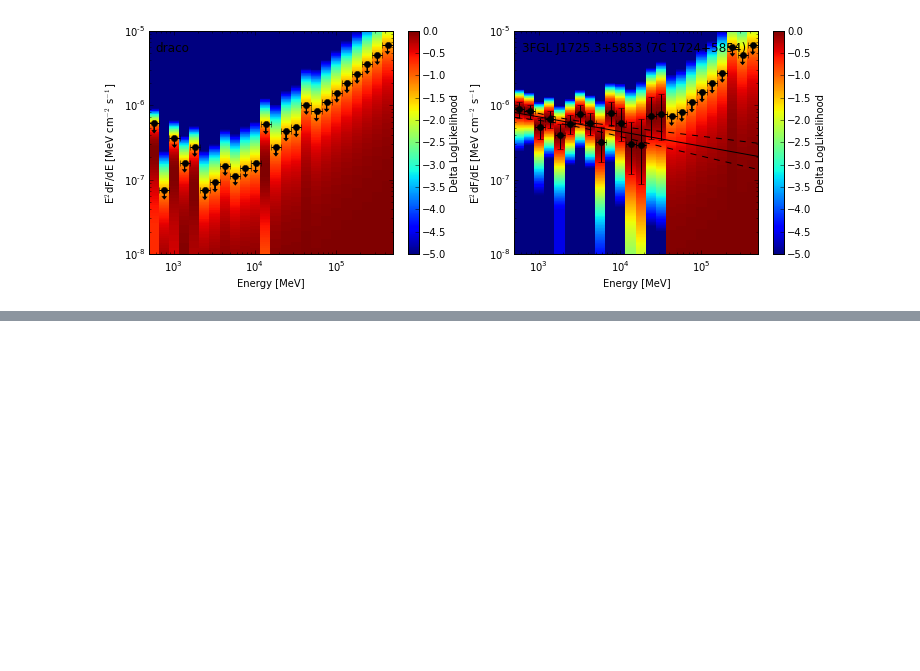
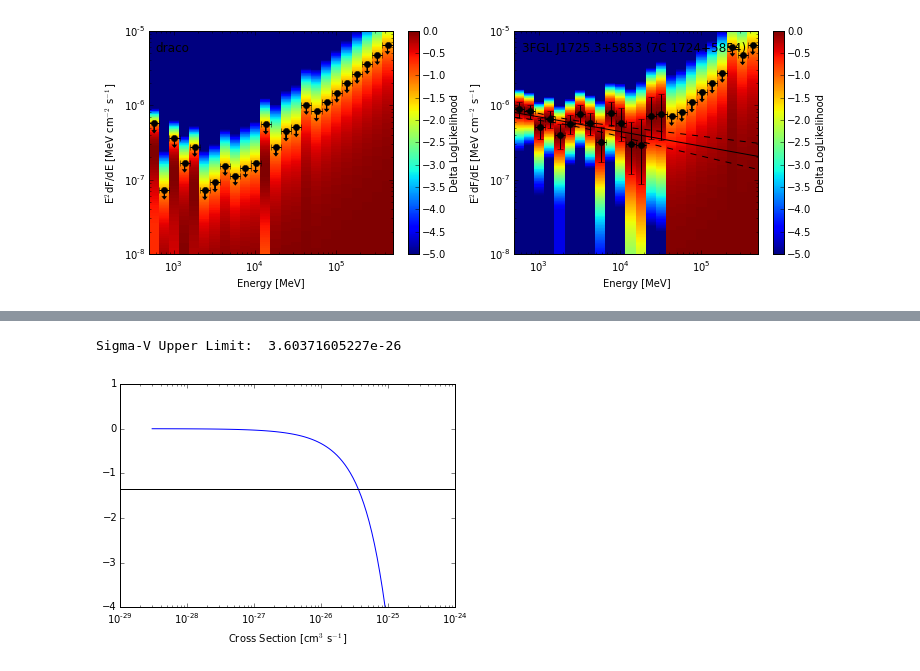
Before and after one commit to fermiPy/fermipy, a Jupyter notebook: notebooks/draco.ipynb, the cells around one changed output, grey strips where cells are left out. Cells and saved outputs as stored; diff of their text form; code cells hidden in the pictures; blank space fills up the shorter version.

```diff
--- a/notebooks/draco.ipynb
+++ b/notebooks/draco.ipynb
@@ -238,0 +248,76 @@ plt.gca().set_ylim(1E-8,1E-5)
+# %%
+import pyLikelihood
+import os
+
+# Load the sed data structure
+data = np.load('draco/fit_sed.npy').flat[0]
+data = data['sources']['draco']['sed']
+
+# Instantiate a DM Fit Function for a DM particle spectrum given the following parameters
+# Mass = 100 GeV
+# Cross-Section: 3 x 10^{-26} cm^{3} s^{-1}
+# J-Factor: 10^19 GeV^2 cm^{-5}
+# Channel: b-bbar
+dmf = pyLikelihood.DMFitFunction()
+dmf.readFunction(os.path.expandvars('draco/gammamc_dif.dat'))
+dmf.setParam('norm',1E19)
+dmf.setParam('sigmav',3E-26)
+dmf.setParam('mass',100.0)
+dmf.setParam('bratio',1.0)
+dmf.setParam('channel0',4)
+
+def integrate_eflux(fn,ebins,nstep=10):
+    """Compute energy flux within a sequence of energy bins."""
+
+    loge = np.linspace(ebins[0],ebins[-1],100)
+    dfde = [fn(pyLikelihood.dArg(10**x)) for x in loge]
+    dfde = np.array(dfde)
+    x = ebins
+    dx = (x[1:] - x[:-1])
+
+    yedge = x[1:,np.newaxis] + np.linspace(0,1,nstep)[np.newaxis,:]*dx[:,np.newaxis]
+    dy = 10**yedge[:,1:]-10**yedge[:,:-1]
+    y = 0.5*(yedge[:,1:]+yedge[:,:-1])
+    eflux = np.interp(np.ravel(y),loge,dfde)
+    eflux = np.sum(eflux.reshape(y.shape)*10**y*dy,axis=1)
+
+    return eflux
+
+class SEDLike(object):
+
+    def __init__(self,sed):
+        self._sed = sed
+
+    def __call__(self,eflux):
+        lnl = np.zeros(eflux.shape)
+        for i, ecenter in enumerate(self._sed['ecenter']):
+            v = np.interp(eflux[i],
+                          self._sed['lnlprofile'][i]['eflux'],
+                          self._sed['lnlprofile'][i]['dlogLike'])
+            lnl[i] += v
+        return np.sum(lnl,axis=0)
+
+ebins = np.array(list(data['emin']) + list([data['emax'][-1]]))
+eflux = integrate_eflux(dmf,ebins)
+sigmav = 3.E-26*np.logspace(-3.,1.,101)
+eflux = eflux[:,np.newaxis]*np.logspace(-3,1,101)[np.newaxis,:]
+
+slike = SEDLike(data)
+lnl = slike(eflux)
+lnl -= np.max(lnl)
+
+# Plot log-likelihood profile
+
+plt.figure()
+plt.plot(sigmav,lnl)
+plt.gca().set_xscale('log')
+plt.gca().axhline(-2.71/2.,color='k')
+plt.gca().set_ylim(-4,1)
+plt.gca().set_xlabel('Cross Section [cm$^{3}$ s$^{-1}$]')
+
+sigmav_ul = float(np.interp(2.71/2.,-lnl,sigmav))
+
+print 'Sigma-V Upper Limit: ', sigmav_ul
+# %% [output]
+Sigma-V Upper Limit:  3.60371605227e-26
+[figure, added]
```
Also changed, not shown: parts of 18 cells of this notebook, 10 other files.
